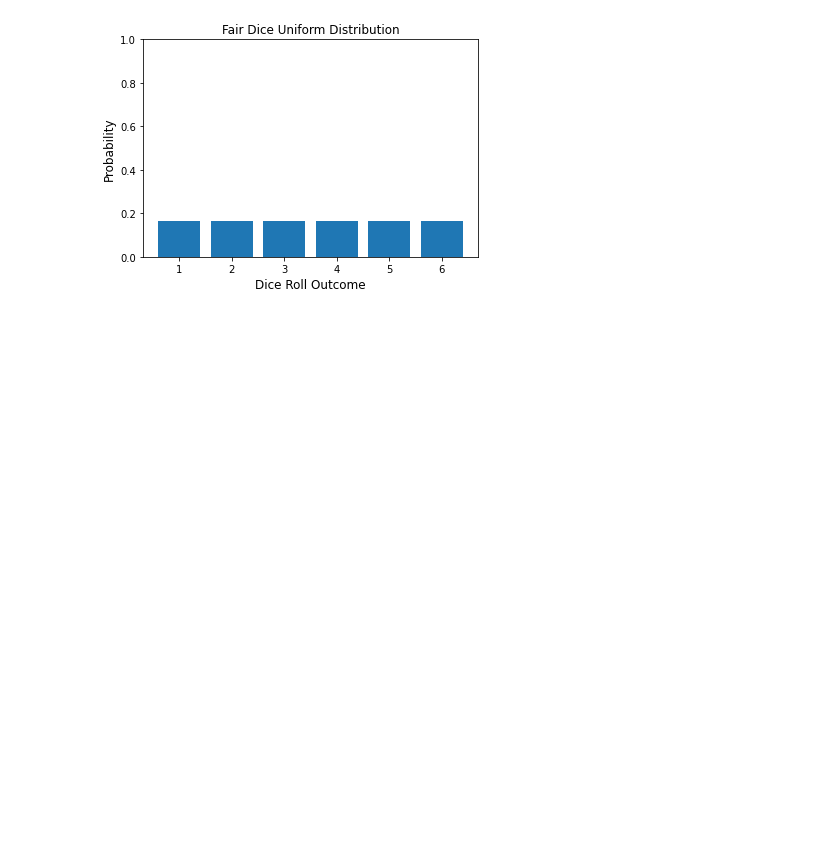
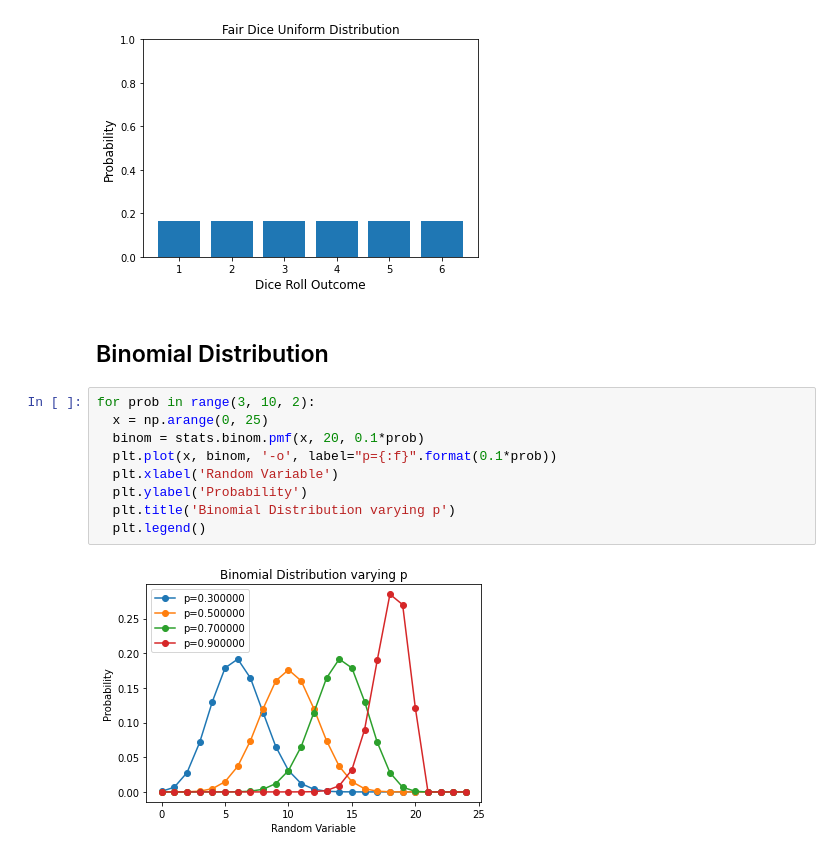
Before and after one commit to sankardevisharath/artificial-intelligence, a Jupyter notebook: notebooks/eda/data-distribution.ipynb, the cells around one changed output. Cells and saved outputs as stored; diff of their text form; blank space fills up the shorter version.

Commit message:
Added Binomial Distribution

```diff
--- a/notebooks/eda/data-distribution.ipynb
+++ b/notebooks/eda/data-distribution.ipynb
@@ -37,3 +37,16 @@ axes.set_ylim(0,1)
 # %% [output]
 (0.0, 1.0)
 [figure]
+# %% [markdown]
+## Binomial Distribution
+# %%
+for prob in range(3, 10, 2):
+  x = np.arange(0, 25)
+  binom = stats.binom.pmf(x, 20, 0.1*prob)
+  plt.plot(x, binom, '-o', label="p={:f}".format(0.1*prob))
+  plt.xlabel('Random Variable')
+  plt.ylabel('Probability')
+  plt.title('Binomial Distribution varying p')
+  plt.legend()
+# %% [output]
+[figure, added]
```
